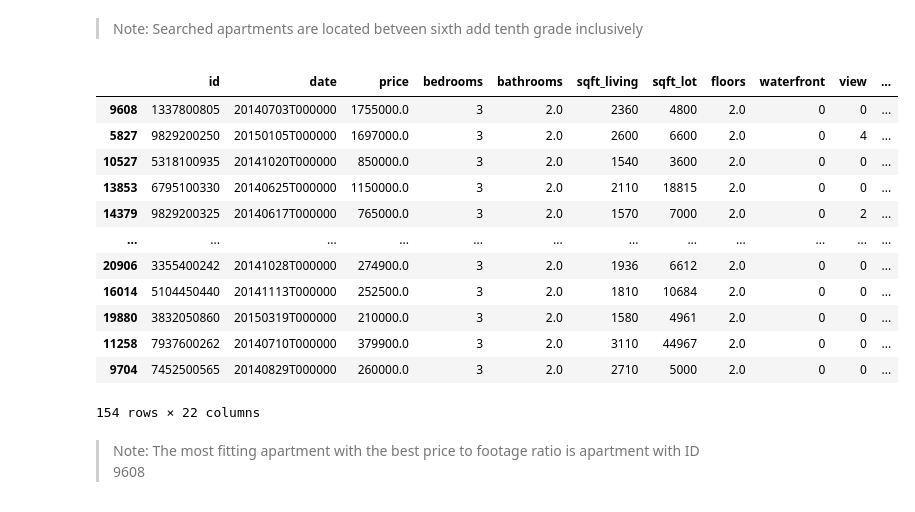
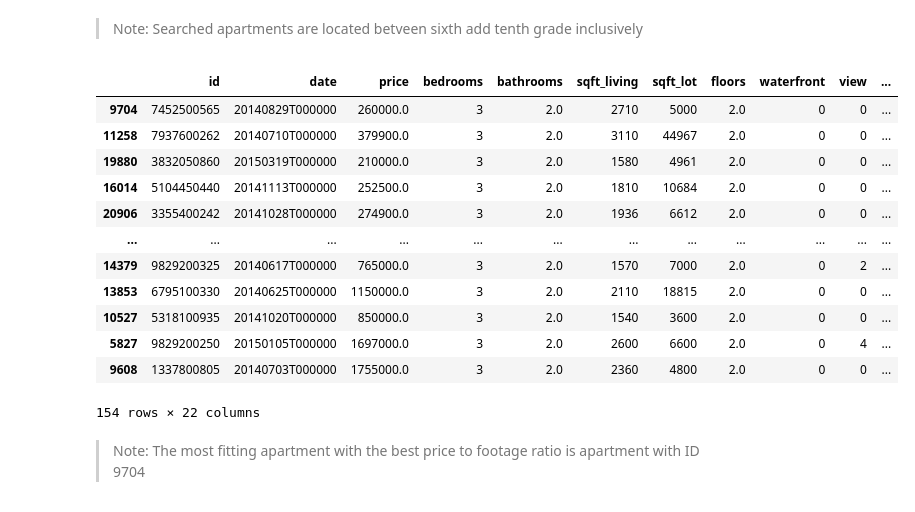
Before and after one commit to Kimel-PK/Wprowadzenie_do_analityki_danych_2022-2023, a Jupyter notebook: Assignment-1 basic/Assignment_1_solution.ipynb, the cells around one changed output. Cells and saved outputs as stored; diff of their text form; code cells hidden in the pictures.

```diff
--- a/Assignment-1 basic/Assignment_1_solution.ipynb
+++ b/Assignment-1 basic/Assignment_1_solution.ipynb
@@ -197,26 +197,26 @@ Text(0, 0.5, 'Price')
 # %%
 #c)
 #Your code:
 
 data_bbf = data_bbf.copy()
 data_bbf['price_to_footage'] = data_bbf['price'] / data_bbf['sqft_living']
 
-data_bbf.sort_values('price_to_footage', ascending=False)
+data_bbf.sort_values('price_to_footage', ascending=True)
 
 #Hint: .loc, .sort_values(), .index
 # %% [output]
 |  | id | date | price | bedrooms | bathrooms | sqft_living | sqft_lot | floors | waterfront | view | ... |
+| 9704 | 7452500565 | 20140829T000000 | 260000.0 | 3 | 2.0 | 2710 | 5000 | 2.0 | 0 | 0 | ... |
+| 11258 | 7937600262 | 20140710T000000 | 379900.0 | 3 | 2.0 | 3110 | 44967 | 2.0 | 0 | 0 | ... |
+| 19880 | 3832050860 | 20150319T000000 | 210000.0 | 3 | 2.0 | 1580 | 4961 | 2.0 | 0 | 0 | ... |
+| 16014 | 5104450440 | 20141113T000000 | 252500.0 | 3 | 2.0 | 1810 | 10684 | 2.0 | 0 | 0 | ... |
+| 20906 | 3355400242 | 20141028T000000 | 274900.0 | 3 | 2.0 | 1936 | 6612 | 2.0 | 0 | 0 | ... |
+| ... | ... | ... | ... | ... | ... | ... | ... | ... | ... | ... | ... |
+| 14379 | 9829200325 | 20140617T000000 | 765000.0 | 3 | 2.0 | 1570 | 7000 | 2.0 | 0 | 2 | ... |
+| 13853 | 6795100330 | 20140625T000000 | 1150000.0 | 3 | 2.0 | 2110 | 18815 | 2.0 | 0 | 0 | ... |
+| 10527 | 5318100935 | 20141020T000000 | 850000.0 | 3 | 2.0 | 1540 | 3600 | 2.0 | 0 | 0 | ... |
+| 5827 | 9829200250 | 20150105T000000 | 1697000.0 | 3 | 2.0 | 2600 | 6600 | 2.0 | 0 | 4 | ... |
 | 9608 | 1337800805 | 20140703T000000 | 1755000.0 | 3 | 2.0 | 2360 | 4800 | 2.0 | 0 | 0 | ... |
-| 5827 | 9829200250 | 20150105T000000 | 1697000.0 | 3 | 2.0 | 2600 | 6600 | 2.0 | 0 | 4 | ... |
-| 10527 | 5318100935 | 20141020T000000 | 850000.0 | 3 | 2.0 | 1540 | 3600 | 2.0 | 0 | 0 | ... |
-| 13853 | 6795100330 | 20140625T000000 | 1150000.0 | 3 | 2.0 | 2110 | 18815 | 2.0 | 0 | 0 | ... |
-| 14379 | 9829200325 | 20140617T000000 | 765000.0 | 3 | 2.0 | 1570 | 7000 | 2.0 | 0 | 2 | ... |
-| ... | ... | ... | ... | ... | ... | ... | ... | ... | ... | ... | ... |
-| 20906 | 3355400242 | 20141028T000000 | 274900.0 | 3 | 2.0 | 1936 | 6612 | 2.0 | 0 | 0 | ... |
-| 16014 | 5104450440 | 20141113T000000 | 252500.0 | 3 | 2.0 | 1810 | 10684 | 2.0 | 0 | 0 | ... |
-| 19880 | 3832050860 | 20150319T000000 | 210000.0 | 3 | 2.0 | 1580 | 4961 | 2.0 | 0 | 0 | ... |
-| 11258 | 7937600262 | 20140710T000000 | 379900.0 | 3 | 2.0 | 3110 | 44967 | 2.0 | 0 | 0 | ... |
-| 9704 | 7452500565 | 20140829T000000 | 260000.0 | 3 | 2.0 | 2710 | 5000 | 2.0 | 0 | 0 | ... |
 154 rows × 22 columns
 # %% [markdown]
-> Note: The most fitting apartment with the best price to footage ratio is apartment with ID 9608
+> Note: The most fitting apartment with the best price to footage ratio is apartment with ID 9704
```
Also changed, not shown: parts of 8 cells of this notebook.
